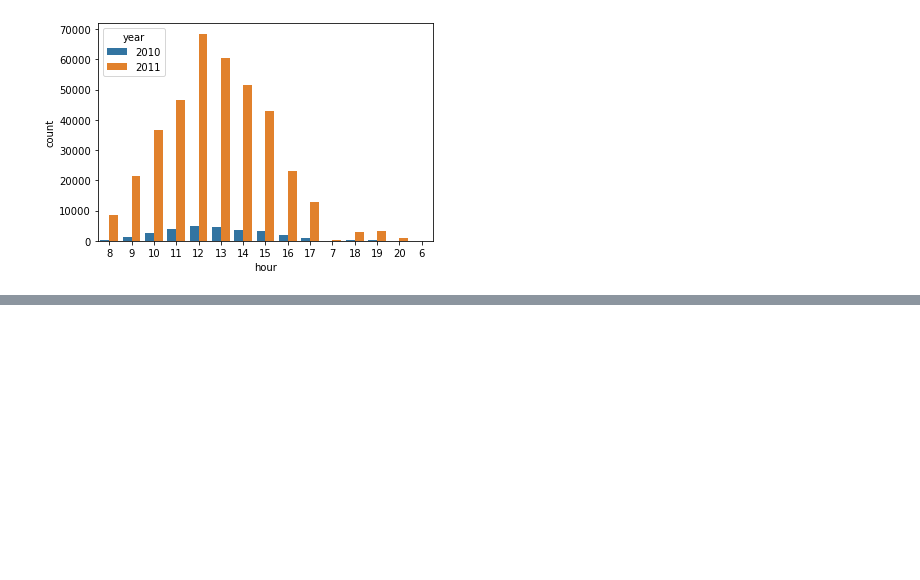
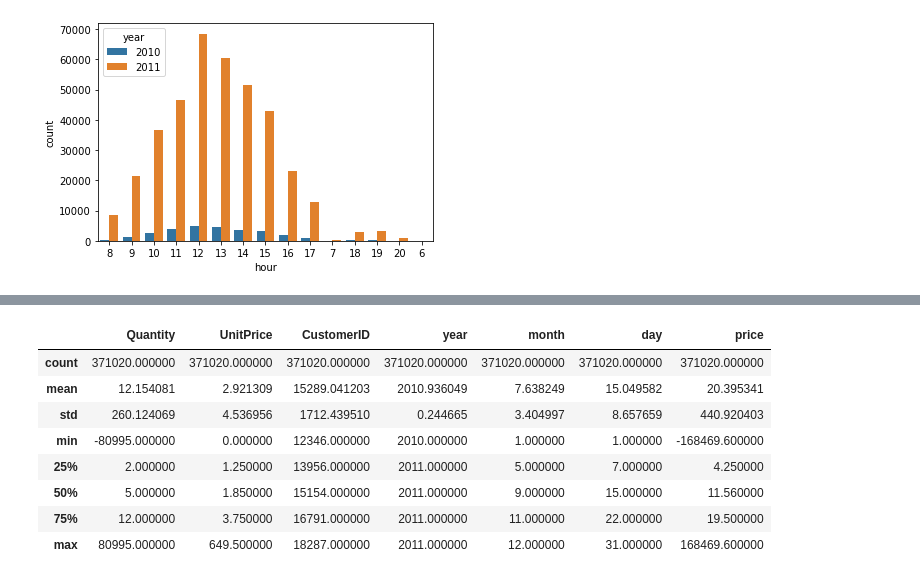
Before and after one commit to solyourock/growth, a Jupyter notebook: marketing.ipynb, the cells around one changed output, grey strips where cells are left out. Saved outputs shown, nothing was run; the diff lists cells and outputs as text; code cells hidden in the pictures; blank space fills up the shorter version.

```diff
--- a/marketing.ipynb
+++ b/marketing.ipynb
@@ -80,0 +195,14 @@ sns.countplot(x=data['hour'], hue=data['year'])
+# %%
+# 숫자로만
+b = data[~data['StockCode'].str.contains('[^0-9]', regex=True)]
+b.describe()
+# %% [output]
+|  | Quantity | UnitPrice | CustomerID | year | month | day | price |
+| count | 371020.000000 | 371020.000000 | 371020.000000 | 371020.000000 | 371020.000000 | 371020.000000 | 371020.000000 |
+| mean | 12.154081 | 2.921309 | 15289.041203 | 2010.936049 | 7.638249 | 15.049582 | 20.395341 |
+| std | 260.124069 | 4.536956 | 1712.439510 | 0.244665 | 3.404997 | 8.657659 | 440.920403 |
+| min | -80995.000000 | 0.000000 | 12346.000000 | 2010.000000 | 1.000000 | 1.000000 | -168469.600000 |
+| 25% | 2.000000 | 1.250000 | 13956.000000 | 2011.000000 | 5.000000 | 7.000000 | 4.250000 |
+| 50% | 5.000000 | 1.850000 | 15154.000000 | 2011.000000 | 9.000000 | 15.000000 | 11.560000 |
+| 75% | 12.000000 | 3.750000 | 16791.000000 | 2011.000000 | 11.000000 | 22.000000 | 19.500000 |
+| max | 80995.000000 | 649.500000 | 18287.000000 | 2011.000000 | 12.000000 | 31.000000 | 168469.600000 |
```
Also changed, not shown: parts of 18 cells of this notebook.
